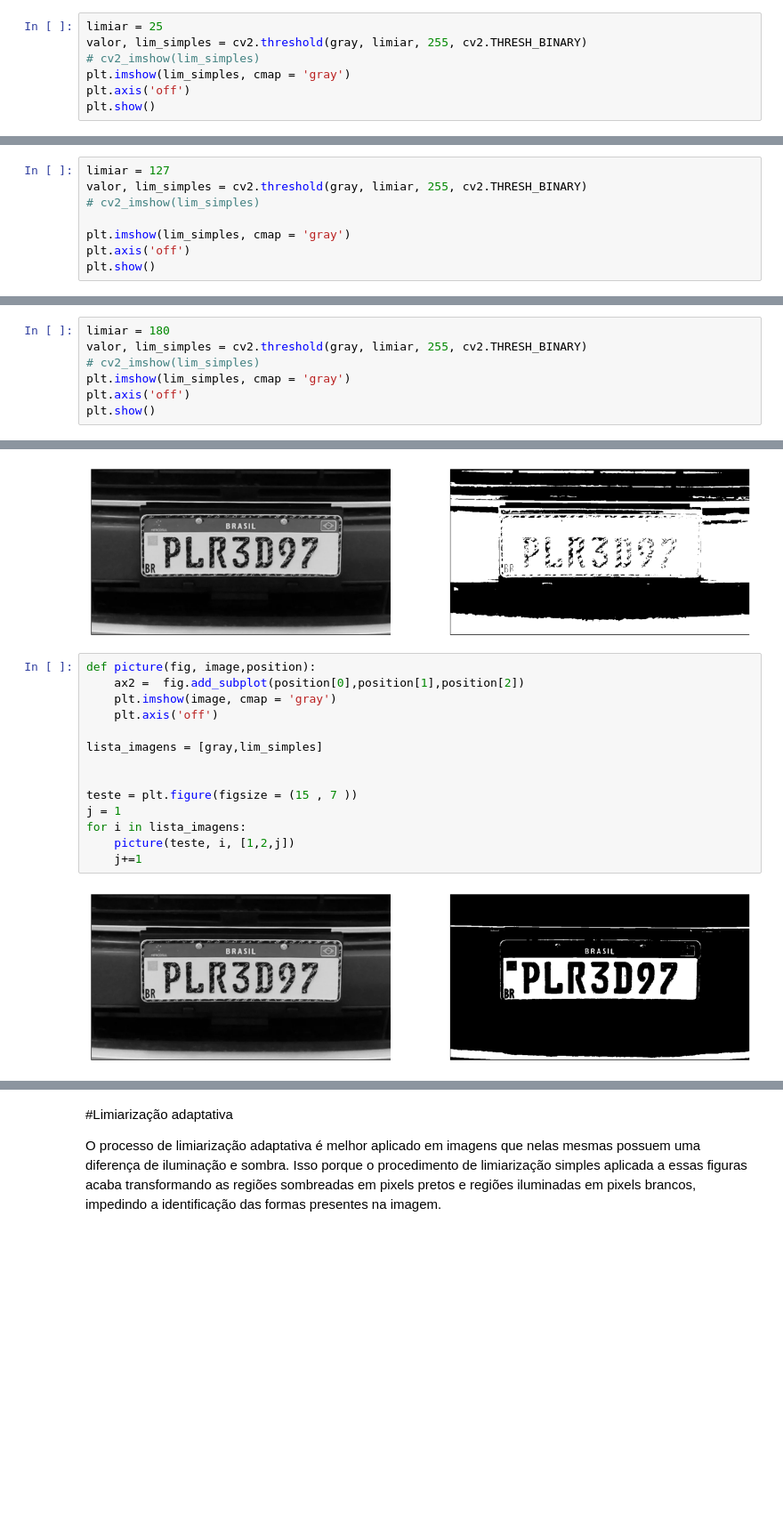
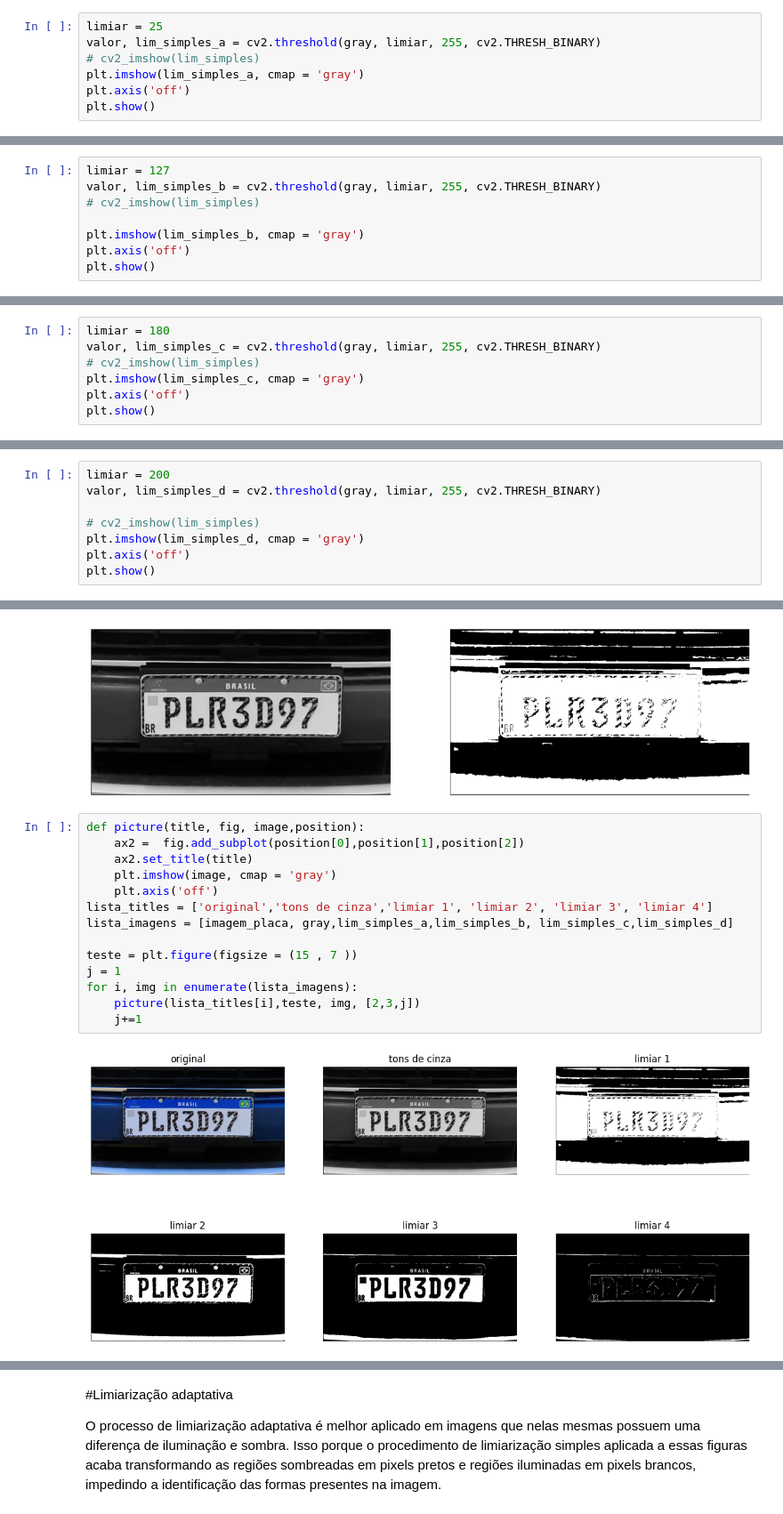
Before and after one commit to EdCarlos-dev/tratamentodeimagens, a Jupyter notebook: imagens-texto-tratamento.ipynb, the cells around one changed output, grey strips where cells are left out. Shown at 89% size. Drawn from its saved outputs; the diff is of its cells as text; blank space fills up the shorter version.

```diff
--- a/OCR_detecção_de_texto_em_placas_de_carro.ipynb
+++ b/imagens-texto-tratamento.ipynb
@@ -130,29 +117,37 @@ print(texto)
 Esta técnica consiste em transformar uma imagem em escala de cinza para uma imagem preto e branco
 # %%
 limiar = 25
-valor, lim_simples = cv2.threshold(gray, limiar, 255, cv2.THRESH_BINARY)
+valor, lim_simples_a = cv2.threshold(gray, limiar, 255, cv2.THRESH_BINARY)
 # cv2_imshow(lim_simples)
-plt.imshow(lim_simples, cmap = 'gray')
+plt.imshow(lim_simples_a, cmap = 'gray')
 plt.axis('off')
 plt.show()
 # %% [output]
 [figure]
 # %%
 limiar = 127
-valor, lim_simples = cv2.threshold(gray, limiar, 255, cv2.THRESH_BINARY)
+valor, lim_simples_b = cv2.threshold(gray, limiar, 255, cv2.THRESH_BINARY)
 # cv2_imshow(lim_simples)
 
-plt.imshow(lim_simples, cmap = 'gray')
+plt.imshow(lim_simples_b, cmap = 'gray')
 plt.axis('off')
 plt.show()
 # %% [output]
 [figure]
 # %%
 limiar = 180
-valor, lim_simples = cv2.threshold(gray, limiar, 255, cv2.THRESH_BINARY)
+valor, lim_simples_c = cv2.threshold(gray, limiar, 255, cv2.THRESH_BINARY)
 # cv2_imshow(lim_simples)
-plt.imshow(lim_simples, cmap = 'gray')
+plt.imshow(lim_simples_c, cmap = 'gray')
 plt.axis('off')
 plt.show()
 # %% [output]
 [figure]
+# %%
+limiar = 200
+valor, lim_simples_d = cv2.threshold(gray, limiar, 255, cv2.THRESH_BINARY)
+
+# cv2_imshow(lim_simples)
+plt.imshow(lim_simples_d, cmap = 'gray')
+plt.axis('off')
+plt.show()
@@ -182,18 +179,18 @@ def picture(fig, image,position):
 # %% [output]
 [figure]
 # %%
-def picture(fig, image,position):
+def picture(title, fig, image,position):
     ax2 =  fig.add_subplot(position[0],position[1],position[2])
+    ax2.set_title(title)
     plt.imshow(image, cmap = 'gray')
     plt.axis('off')
-
-lista_imagens = [gray,lim_simples]
-
+lista_titles = ['original','tons de cinza','limiar 1', 'limiar 2', 'limiar 3', 'limiar 4']
+lista_imagens = [imagem_placa, gray,lim_simples_a,lim_simples_b, lim_simples_c,lim_simples_d]
 
 teste = plt.figure(figsize = (15 , 7 ))
 j = 1
-for i in lista_imagens:
-    picture(teste, i, [1,2,j])
+for i, img in enumerate(lista_imagens):
+    picture(lista_titles[i],teste, img, [2,3,j])
     j+=1
 # %% [output]
-[figure, old version]
+[figure, new version]
```
Also changed, not shown: parts of 30 cells of this notebook.
